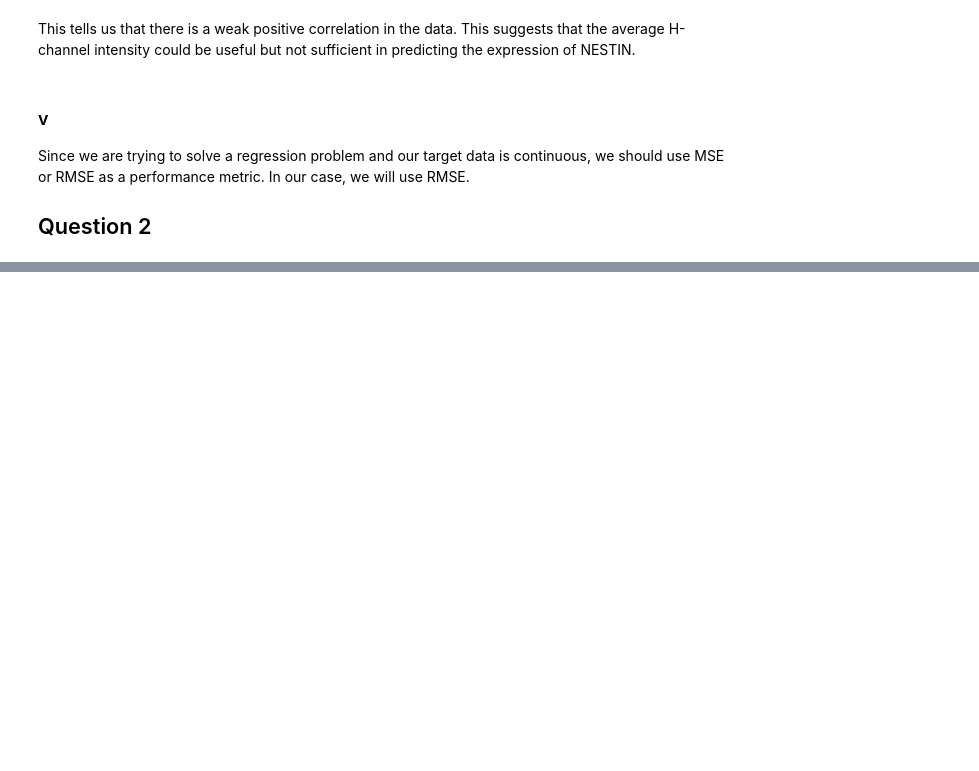
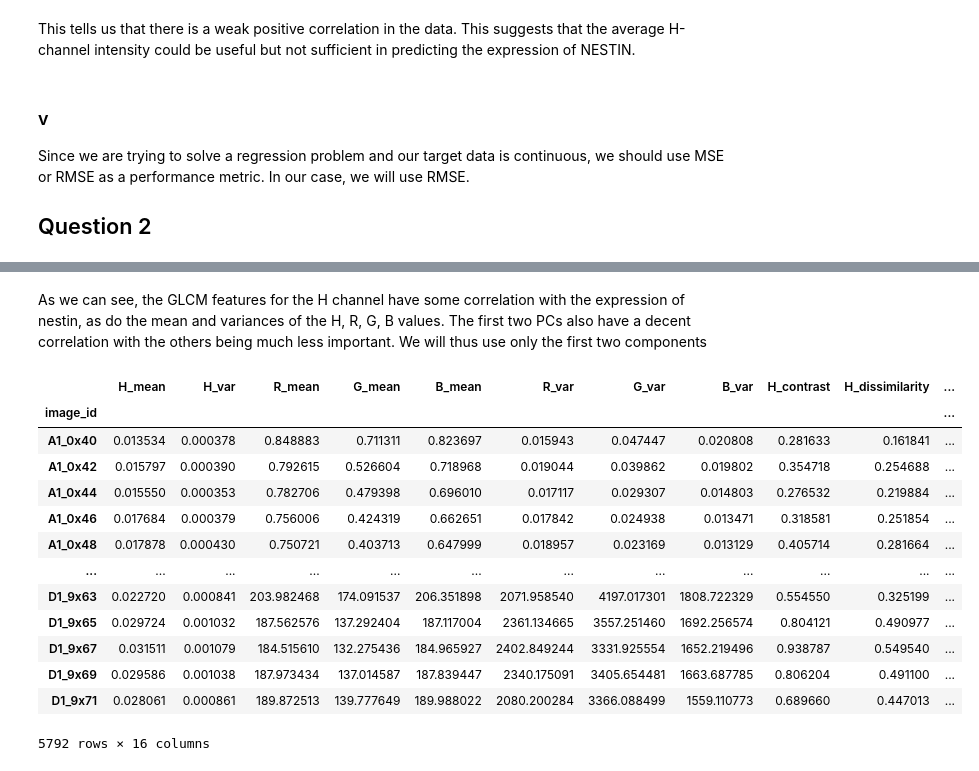
Before and after one commit to brendanbennett/CS909, a Jupyter notebook: 2024/A2/assignment2.ipynb, the cells around one changed output, grey strips where cells are left out. Drawn from its saved outputs; the diff is of its cells as text; code cells hidden in the pictures; blank space fills up the shorter version.

```diff
--- a/2024/A2/assignment2.ipynb
+++ b/2024/A2/assignment2.ipynb
@@ -203,0 +318,6 @@ Since we are trying to solve a regression problem and our target data is continu
+# %%
+load_train_features = get_checkpoint("train_features", "hrgb_glcmh_pca32")
+if load_train_features is not None:
+    train_features = load_train_features
+else:
+    train_features = [get_features(load_image(image_id), pca, 2) for image_id in tqdm(train_df.index)]
@@ -203,0 +330,4 @@ Since we are trying to solve a regression problem and our target data is continu
+# %%
+train_features = pd.DataFrame(train_features, index=train_df.index)
+feature_correlations = {i: train_df["NESTIN"].corr(train_features[i], method="spearman") for i in train_features.columns}
+{k: v for k, v in sorted(feature_correlations.items(), key=lambda item: abs(item[1]), reverse=True)}
@@ -203,0 +352,21 @@ Since we are trying to solve a regression problem and our target data is continu
+# %% [markdown]
+As we can see, the GLCM features for the H channel have some correlation with the expression of nestin, as do the mean and variances of the H, R, G, B values. The first two PCs also have a decent correlation with the others being much less important. We will thus use only the first two components
+# %%
+cols_to_drop = [col for col in train_features.columns if "PCA" in col and col not in {"PCA_0", "PCA_1"}]
+train_features = train_features.drop(columns=cols_to_drop)
+train_features
+# %% [output]
+|  | H_mean | H_var | R_mean | G_mean | B_mean | R_var | G_var | B_var | H_contrast | H_dissimilarity | ... |
+| image_id |  |  |  |  |  |  |  |  |  |  | ... |
+| A1_0x40 | 0.013534 | 0.000378 | 0.848883 | 0.711311 | 0.823697 | 0.015943 | 0.047447 | 0.020808 | 0.281633 | 0.161841 | ... |
+| A1_0x42 | 0.015797 | 0.000390 | 0.792615 | 0.526604 | 0.718968 | 0.019044 | 0.039862 | 0.019802 | 0.354718 | 0.254688 | ... |
+| A1_0x44 | 0.015550 | 0.000353 | 0.782706 | 0.479398 | 0.696010 | 0.017117 | 0.029307 | 0.014803 | 0.276532 | 0.219884 | ... |
+| A1_0x46 | 0.017684 | 0.000379 | 0.756006 | 0.424319 | 0.662651 | 0.017842 | 0.024938 | 0.013471 | 0.318581 | 0.251854 | ... |
+| A1_0x48 | 0.017878 | 0.000430 | 0.750721 | 0.403713 | 0.647999 | 0.018957 | 0.023169 | 0.013129 | 0.405714 | 0.281664 | ... |
+| ... | ... | ... | ... | ... | ... | ... | ... | ... | ... | ... | ... |
+| D1_9x63 | 0.022720 | 0.000841 | 203.982468 | 174.091537 | 206.351898 | 2071.958540 | 4197.017301 | 1808.722329 | 0.554550 | 0.325199 | ... |
+| D1_9x65 | 0.029724 | 0.001032 | 187.562576 | 137.292404 | 187.117004 | 2361.134665 | 3557.251460 | 1692.256574 | 0.804121 | 0.490977 | ... |
+| D1_9x67 | 0.031511 | 0.001079 | 184.515610 | 132.275436 | 184.965927 | 2402.849244 | 3331.925554 | 1652.219496 | 0.938787 | 0.549540 | ... |
+| D1_9x69 | 0.029586 | 0.001038 | 187.973434 | 137.014587 | 187.839447 | 2340.175091 | 3405.654481 | 1663.687785 | 0.806204 | 0.491100 | ... |
+| D1_9x71 | 0.028061 | 0.000861 | 189.872513 | 139.777649 | 189.988022 | 2080.200284 | 3366.088499 | 1559.110773 | 0.689660 | 0.447013 | ... |
+5792 rows × 16 columns
```
Also changed, not shown: parts of 11 cells of this notebook.
